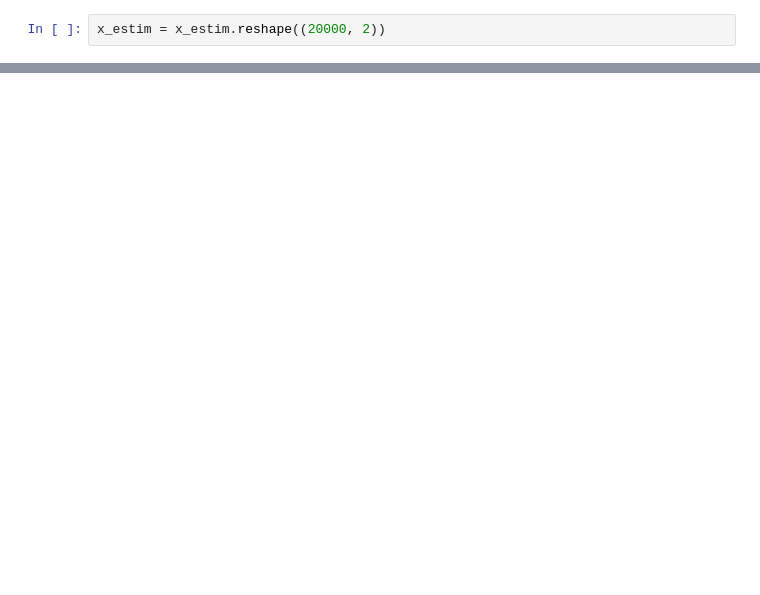
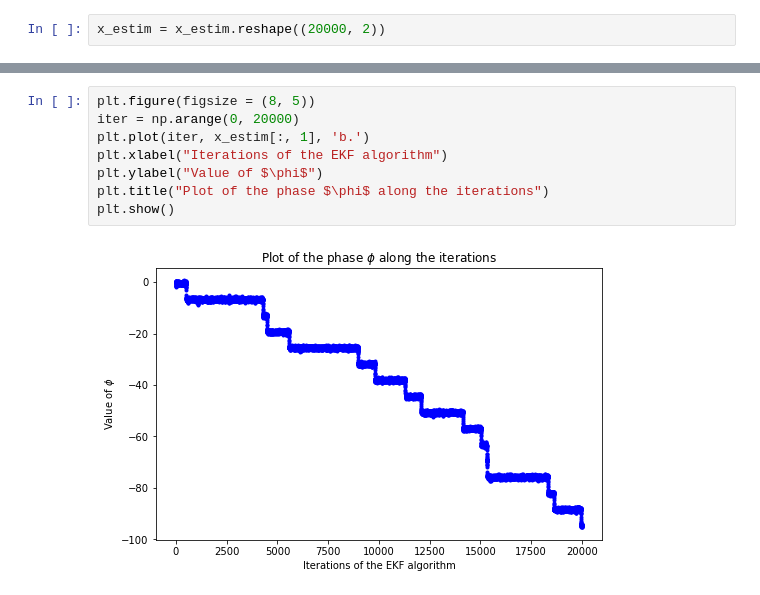
Before and after one commit to LoanSarazin/sdia-estimation, a Jupyter notebook: TP5/TP5_EKF_MARIZY.ipynb, the cells around one changed output, grey strips where cells are left out. Cells and saved outputs as stored; diff of their text form; blank space fills up the shorter version.

```diff
--- a/TP5/TP5_EKF_MARIZY.ipynb
+++ b/TP5/TP5_EKF_MARIZY.ipynb
@@ -108,3 +117,13 @@ plt.show()
+# %%
+plt.figure(figsize = (8, 5))
+iter = np.arange(0, 20000)
+plt.plot(iter, x_estim[:, 1], 'b.')
+plt.xlabel("Iterations of the EKF algorithm")
+plt.ylabel("Value of $\phi$")
+plt.title("Plot of the phase $\phi$ along the iterations")
+plt.show()
+# %% [output]
+[figure, added]
 # %%
 nu0 = 12
 Te = 1/193.28
```
Also changed, not shown: parts of 10 cells of this notebook, 1 other file.
